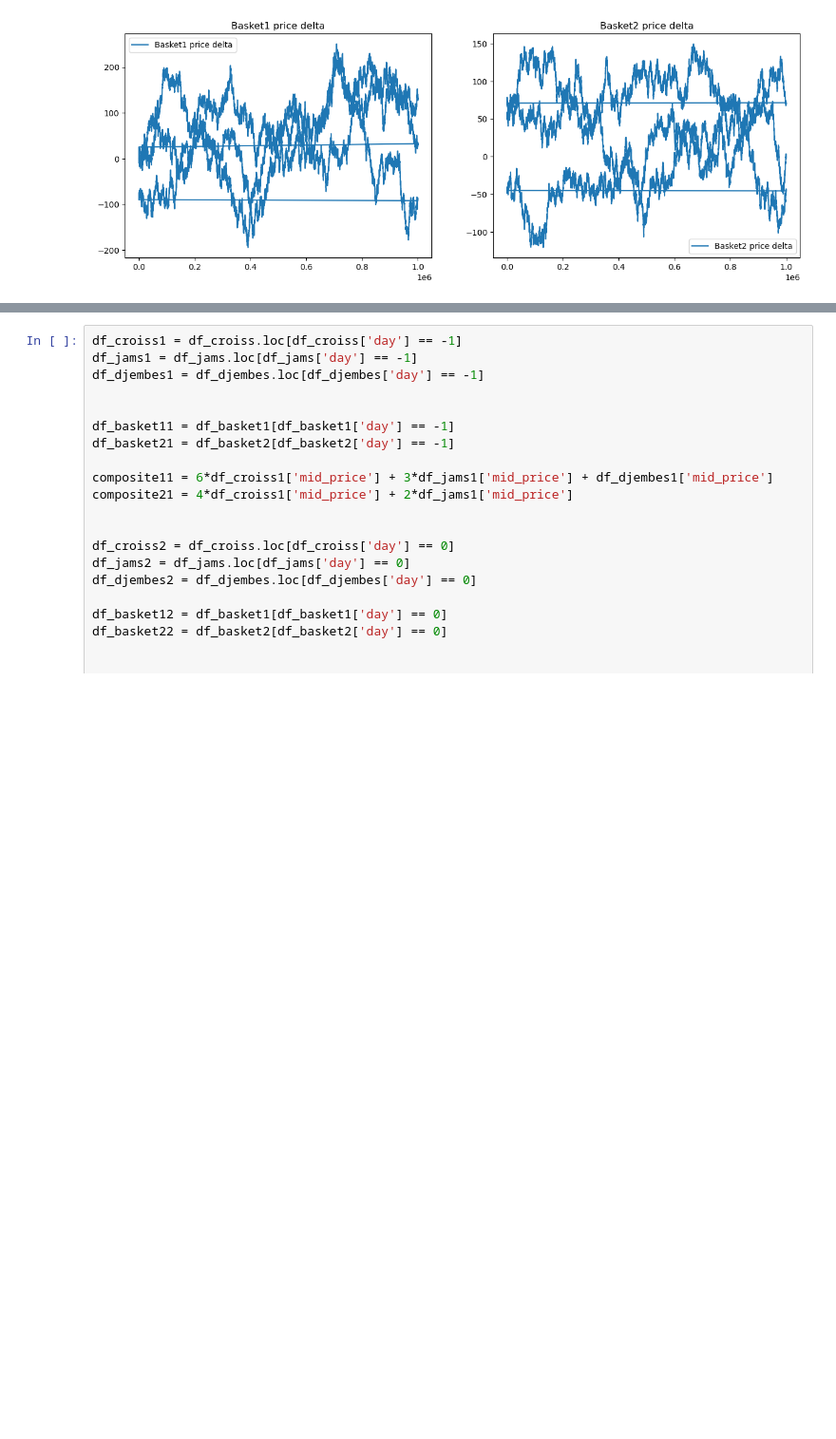
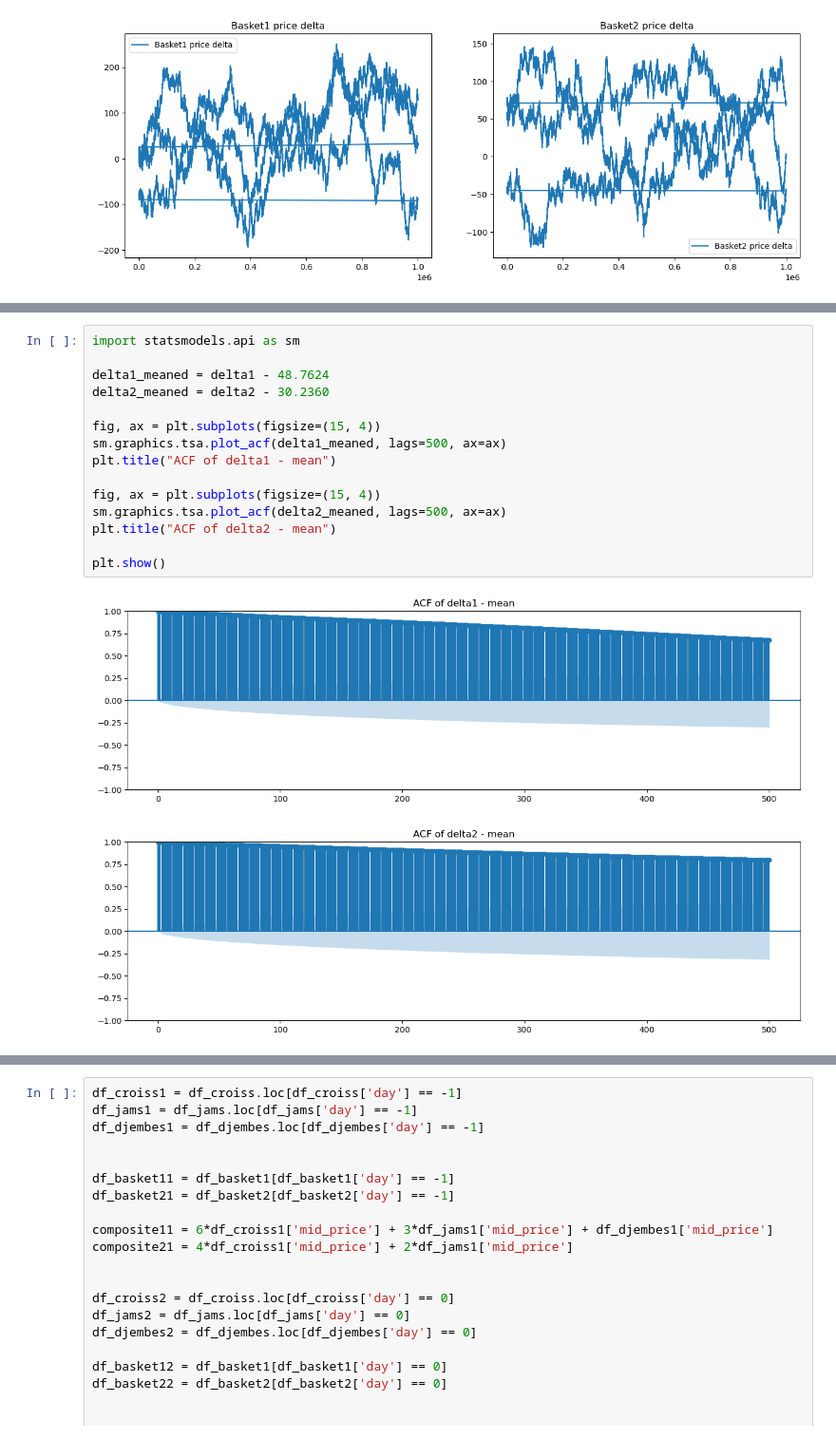
Before and after one commit to IMC-Prosperity-Granite-Flow/IMC_Prosperity3_GraniteFlow, a Jupyter notebook: src/analysis/round2/main.ipynb, the cells around one changed output, grey strips where cells are left out. Shown at 95% size. Drawn from its saved outputs; the diff is of its cells as text; blank space fills up the shorter version.

```diff
--- a/src/analysis/round2/main.ipynb
+++ b/src/analysis/round2/main.ipynb
@@ -155,0 +170,18 @@ plt.legend()
+# %%
+import statsmodels.api as sm
+
+delta1_meaned = delta1 - 48.7624
+delta2_meaned = delta2 - 30.2360
+
+fig, ax = plt.subplots(figsize=(15, 4))
+sm.graphics.tsa.plot_acf(delta1_meaned, lags=500, ax=ax)
+plt.title("ACF of delta1 - mean")
+
+fig, ax = plt.subplots(figsize=(15, 4))
+sm.graphics.tsa.plot_acf(delta2_meaned, lags=500, ax=ax)
+plt.title("ACF of delta2 - mean")
+
+plt.show()
+# %% [output]
+[figure, added]
+[figure, added]
```
Also changed, not shown: parts of 8 cells of this notebook, 7 other files.
